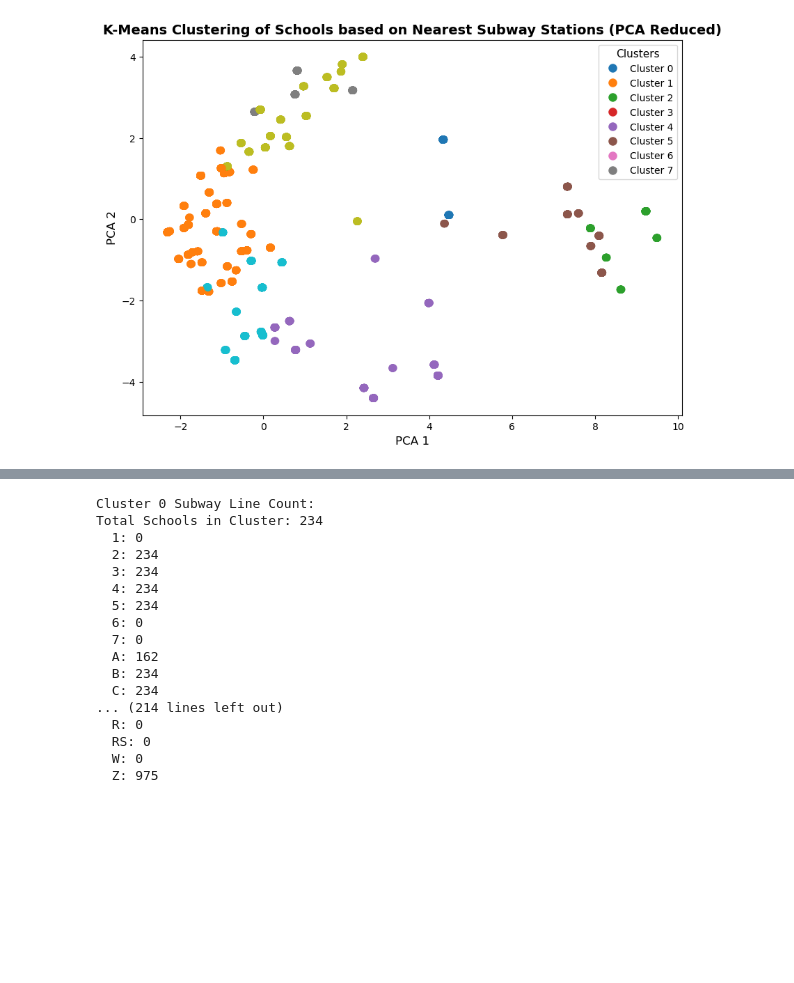
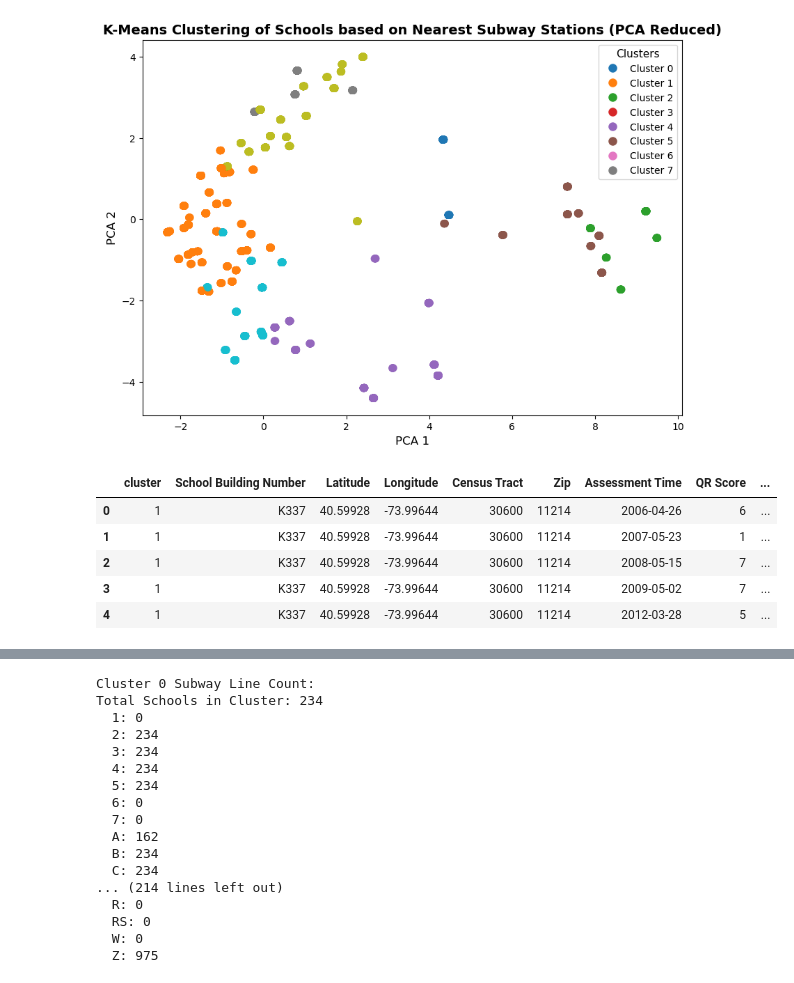
Before and after one commit to tali0n-git/NYC_Public_Schools_Analysis, a Jupyter notebook: ML_Notebooks/k-means-tests.ipynb, the cells around one changed output, grey strips where cells are left out. Saved outputs shown, nothing was run; the diff lists cells and outputs as text; code cells hidden in the pictures; blank space fills up the shorter version.

```diff
--- a/ML_Notebooks/k-means-tests.ipynb
+++ b/ML_Notebooks/k-means-tests.ipynb
@@ -384,6 +384,18 @@ plt.savefig('../images/kmeans_clusters_pca.png', dpi=300, bbox_inches='tight')
 plt.show()
 # %% [output]
 [figure]
+# %%
+# Re-joining school building numbers and QR scores
+
+clustered_df = pd.merge(X[['cluster']], schools_w_mta, left_index=True, right_index=True, how='inner')
+clustered_df.head()
+# %% [output]
+|  | cluster | School Building Number | Latitude | Longitude | Census Tract | Zip | Assessment Time | QR Score | ... |
+| 0 | 1 | K337 | 40.59928 | -73.99644 | 30600 | 11214 | 2006-04-26 | 6 | ... |
+| 1 | 1 | K337 | 40.59928 | -73.99644 | 30600 | 11214 | 2007-05-23 | 1 | ... |
+| 2 | 1 | K337 | 40.59928 | -73.99644 | 30600 | 11214 | 2008-05-15 | 7 | ... |
+| 3 | 1 | K337 | 40.59928 | -73.99644 | 30600 | 11214 | 2009-05-02 | 7 | ... |
+| 4 | 1 | K337 | 40.59928 | -73.99644 | 30600 | 11214 | 2012-03-28 | 5 | ... |
 # %%
 # Separating out the schools by cluster for further analysis
 
```
Also changed, not shown: parts of 6 cells of this notebook.
